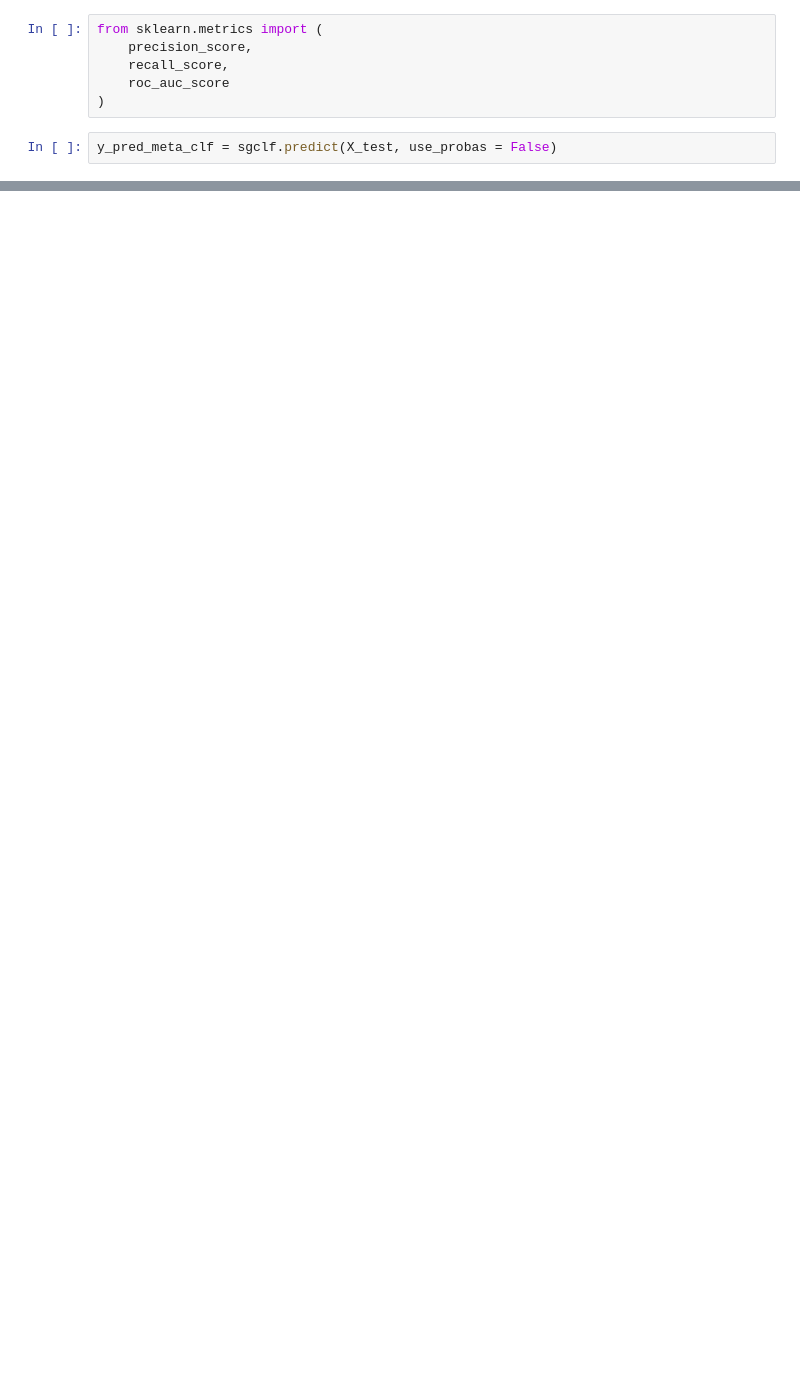
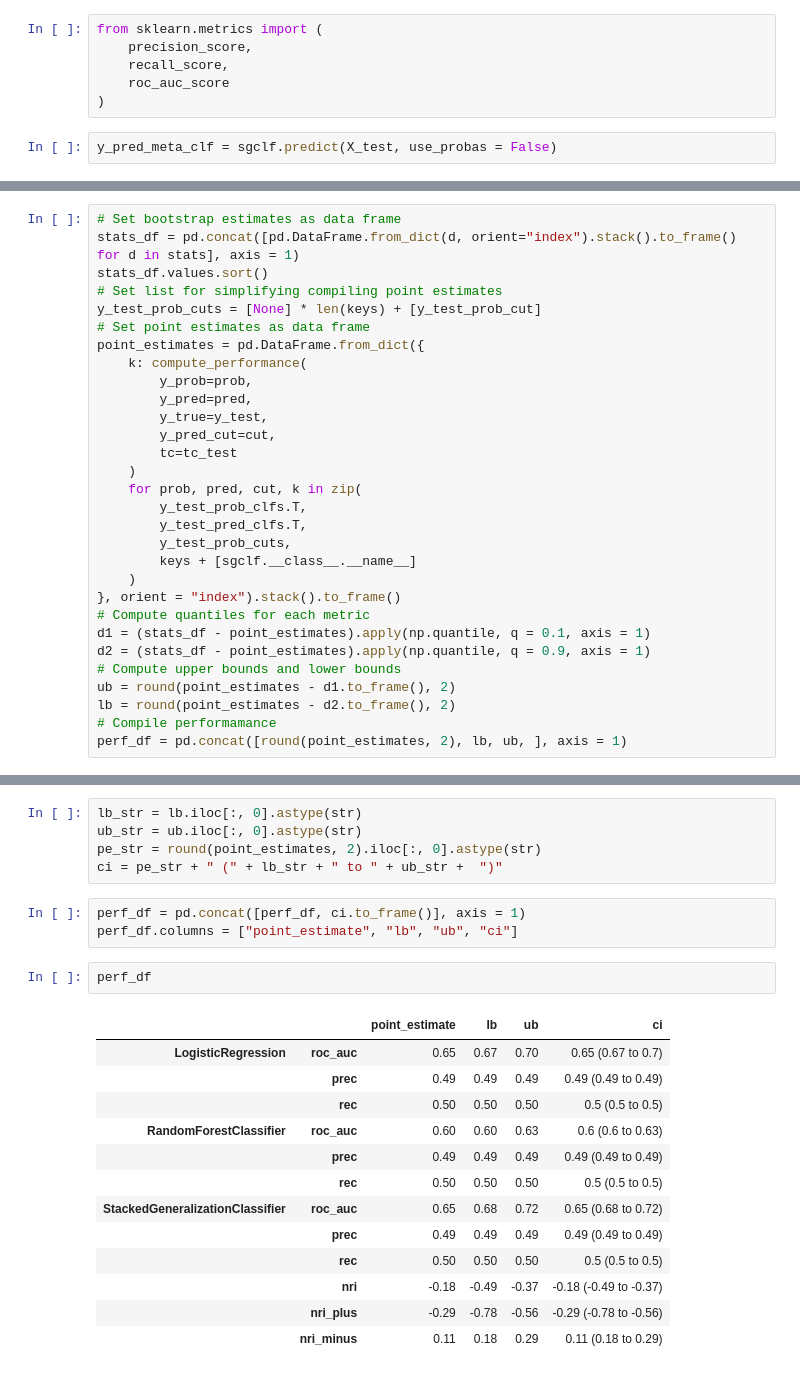
Before and after one commit to itslwg/pemett, a Jupyter notebook: notebooks/3.0-composite-model-training.ipynb, the cells around one changed output, grey strips where cells are left out. Cells and saved outputs as stored; diff of their text form; blank space fills up the shorter version.

```diff
--- a/notebooks/3.0-composite-model-training.ipynb
+++ b/notebooks/3.0-composite-model-training.ipynb
@@ -242,0 +247,30 @@ dtype: float64
+# %%
+# Set bootstrap estimates as data frame
+stats_df = pd.concat([pd.DataFrame.from_dict(d, orient="index").stack().to_frame() for d in stats], axis = 1)
+stats_df.values.sort()
+# Set list for simplifying compiling point estimates
+y_test_prob_cuts = [None] * len(keys) + [y_test_prob_cut]
+# Set point estimates as data frame
+point_estimates = pd.DataFrame.from_dict({
+    k: compute_performance(
+        y_prob=prob,
+        y_pred=pred,
+        y_true=y_test,
+        y_pred_cut=cut,
+        tc=tc_test
+    )
+    for prob, pred, cut, k in zip(
+        y_test_prob_clfs.T,
+        y_test_pred_clfs.T,
+        y_test_prob_cuts,
+        keys + [sgclf.__class__.__name__]
+    )
+}, orient = "index").stack().to_frame()
+# Compute quantiles for each metric
+d1 = (stats_df - point_estimates).apply(np.quantile, q = 0.1, axis = 1)
+d2 = (stats_df - point_estimates).apply(np.quantile, q = 0.9, axis = 1)
+# Compute upper bounds and lower bounds
+ub = round(point_estimates - d1.to_frame(), 2)
+lb = round(point_estimates - d2.to_frame(), 2)
+# Compile performamance
+perf_df = pd.concat([round(point_estimates, 2), lb, ub, ], axis = 1)
@@ -242,0 +290,24 @@ dtype: float64
+# %%
+lb_str = lb.iloc[:, 0].astype(str)
+ub_str = ub.iloc[:, 0].astype(str)
+pe_str = round(point_estimates, 2).iloc[:, 0].astype(str)
+ci = pe_str + " (" + lb_str + " to " + ub_str +  ")"
+# %%
+perf_df = pd.concat([perf_df, ci.to_frame()], axis = 1)
+perf_df.columns = ["point_estimate", "lb", "ub", "ci"]
+# %%
+perf_df
+# %% [output]
+|  |  | point_estimate | lb | ub | ci |
+| LogisticRegression | roc_auc | 0.65 | 0.67 | 0.70 | 0.65 (0.67 to 0.7) |
+|  | prec | 0.49 | 0.49 | 0.49 | 0.49 (0.49 to 0.49) |
+|  | rec | 0.50 | 0.50 | 0.50 | 0.5 (0.5 to 0.5) |
+| RandomForestClassifier | roc_auc | 0.60 | 0.60 | 0.63 | 0.6 (0.6 to 0.63) |
+|  | prec | 0.49 | 0.49 | 0.49 | 0.49 (0.49 to 0.49) |
+|  | rec | 0.50 | 0.50 | 0.50 | 0.5 (0.5 to 0.5) |
+| StackedGeneralizationClassifier | roc_auc | 0.65 | 0.68 | 0.72 | 0.65 (0.68 to 0.72) |
+|  | prec | 0.49 | 0.49 | 0.49 | 0.49 (0.49 to 0.49) |
+|  | rec | 0.50 | 0.50 | 0.50 | 0.5 (0.5 to 0.5) |
+|  | nri | -0.18 | -0.49 | -0.37 | -0.18 (-0.49 to -0.37) |
+|  | nri_plus | -0.29 | -0.78 | -0.56 | -0.29 (-0.78 to -0.56) |
+|  | nri_minus | 0.11 | 0.18 | 0.29 | 0.11 (0.18 to 0.29) |
```
Also changed, not shown: parts of 24 cells of this notebook, 2 other files.
